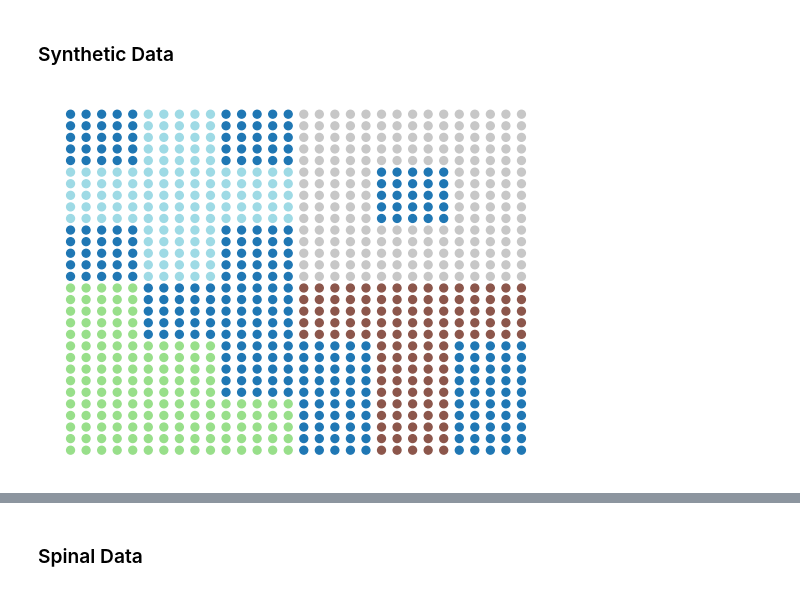
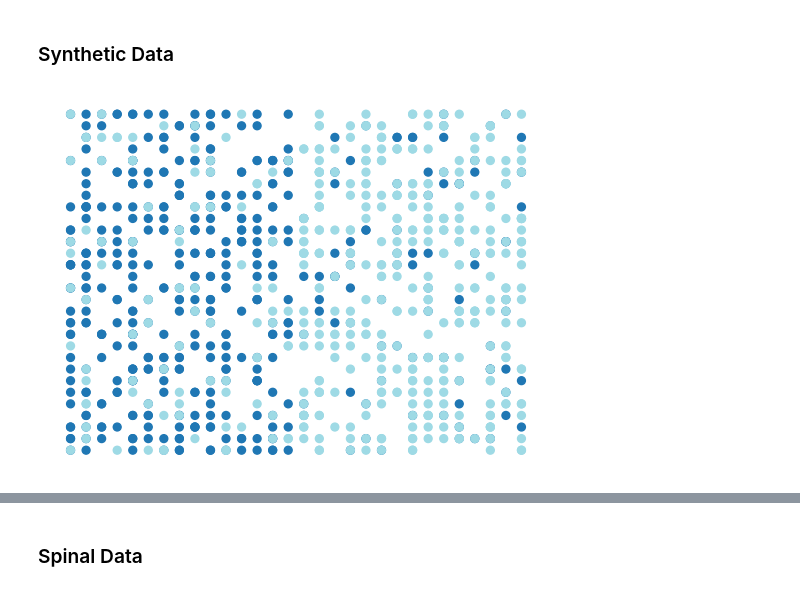
Before and after one commit to craigfouts/NeuralTopicModels, a Jupyter notebook: sandbox.ipynb, the cells around one changed output, grey strips where cells are left out. Saved outputs shown, nothing was run; the diff lists cells and outputs as text; code cells hidden in the pictures.

```diff
--- a/sandbox.ipynb
+++ b/sandbox.ipynb
@@ -12,13 +63,13 @@ clear_output()
 # %%
 N_GENES = 1000
 N_INFORMATIVE = 1000
-N_CELLS = 1
-N_TOPICS = 1
-BLOCKS = sim.GGBLOCKS
-MODE = 'block'
-MIXED = False
+N_CELLS = 450
+N_TOPICS = 2
+BLOCKS = None
+MODE = 'split'
+MIXED = True
 
-X, X_labels = sim.generate_dataset(N_GENES, N_INFORMATIVE, N_CELLS, N_TOPICS, BLOCKS, MODE, MIXED)
-util.visualize_dataset(X, X_labels, size=32, show_ax=False)
+X, X_labels, M_labels = sim.generate_dataset(N_GENES, N_INFORMATIVE, N_CELLS, N_TOPICS, BLOCKS, MODE, MIXED)
+util.visualize_dataset(X, M_labels, size=32, show_ax=False)
 # %% [output]
-[figure, old version]
+[figure, new version]
```
Also changed, not shown: parts of 29 cells of this notebook, 2 other files.
